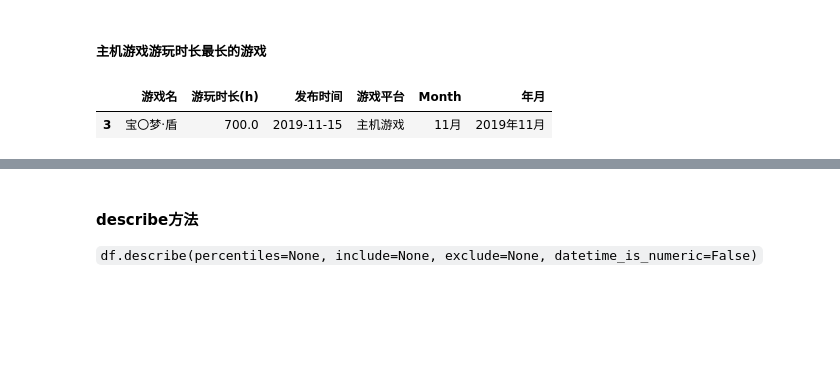
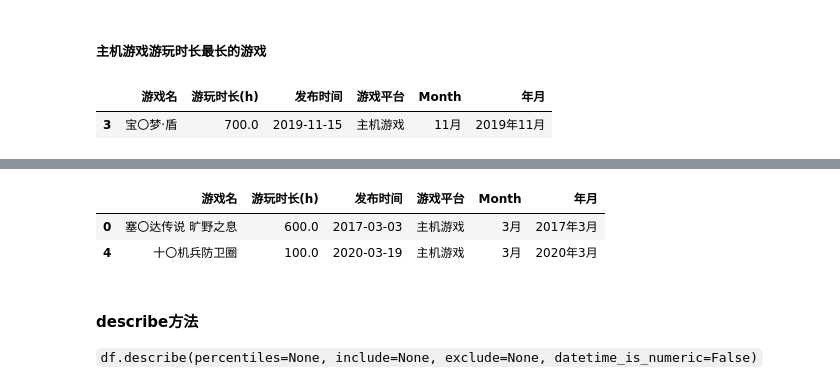
Before and after one commit to AkashiEi/Data_Analyst, a Jupyter notebook: 个人Pandas常用功能合集~持续更新（大概）.ipynb, the cells around one changed output, grey strips where cells are left out. Cells and saved outputs as stored; diff of their text form; code cells hidden in the pictures; blank space fills up the shorter version.

```diff
--- a/个人Pandas常用功能合集~持续更新（大概）.ipynb
+++ b/个人Pandas常用功能合集~持续更新（大概）.ipynb
@@ -386,3 +400,10 @@ df4[(df4['游玩时长(h)'] == zhuji)&(df4['游戏平台'] == '主机游戏')]
+# %%
+#调用参数是需要在前面加@
+df4.query("游戏平台 == '主机游戏' and Month == @yuefen")
+# %% [output]
+|  | 游戏名 | 游玩时长(h) | 发布时间 | 游戏平台 | Month | 年月 |
+| 0 | 塞〇达传说 旷野之息 | 600.0 | 2017-03-03 | 主机游戏 | 3月 | 2017年3月 |
+| 4 | 十〇机兵防卫圈 | 100.0 | 2020-03-19 | 主机游戏 | 3月 | 2020年3月 |
 # %% [markdown]
 #### describe方法
 `df.describe(percentiles=None, include=None, exclude=None, datetime_is_numeric=False)`
```
Also changed, not shown: parts of 5 cells of this notebook.
